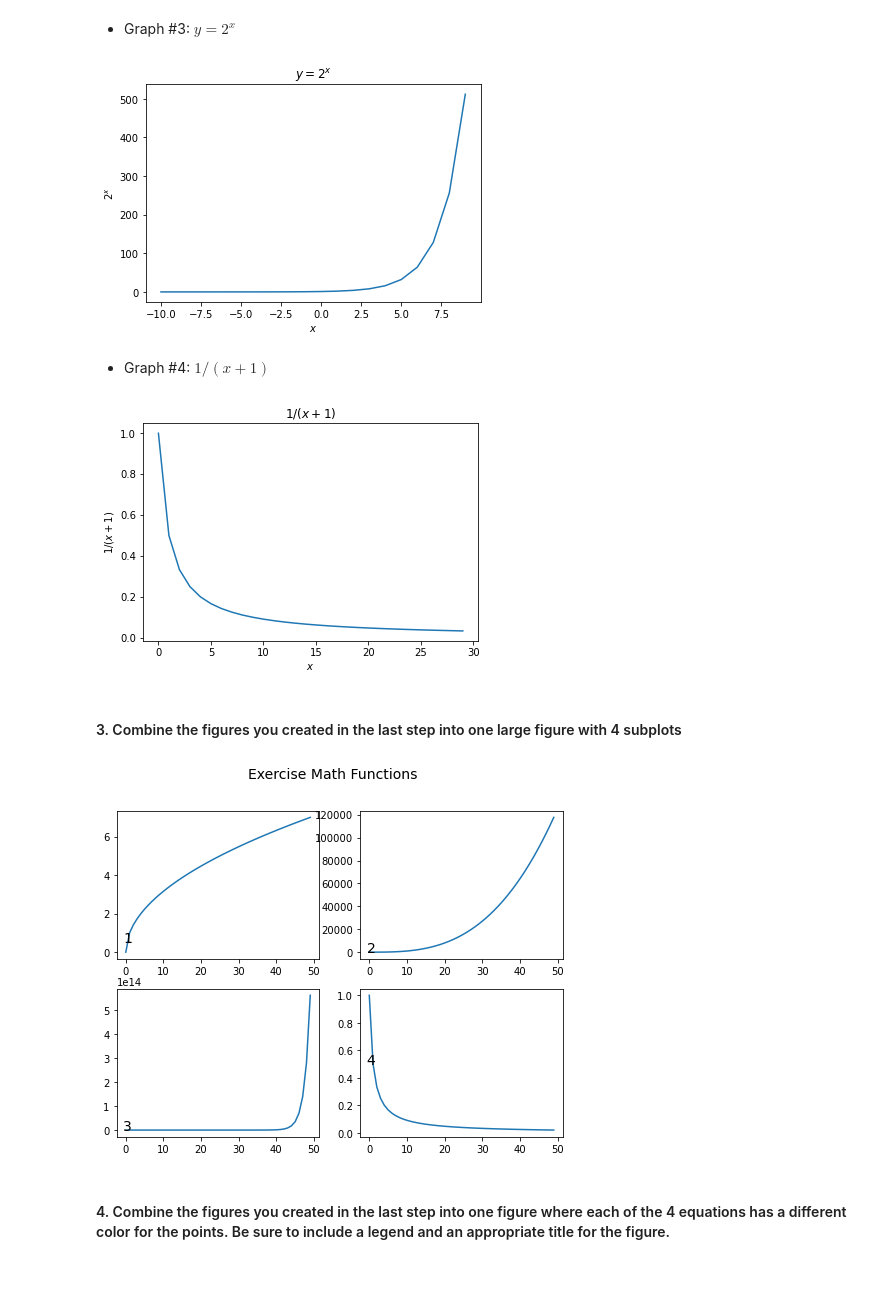
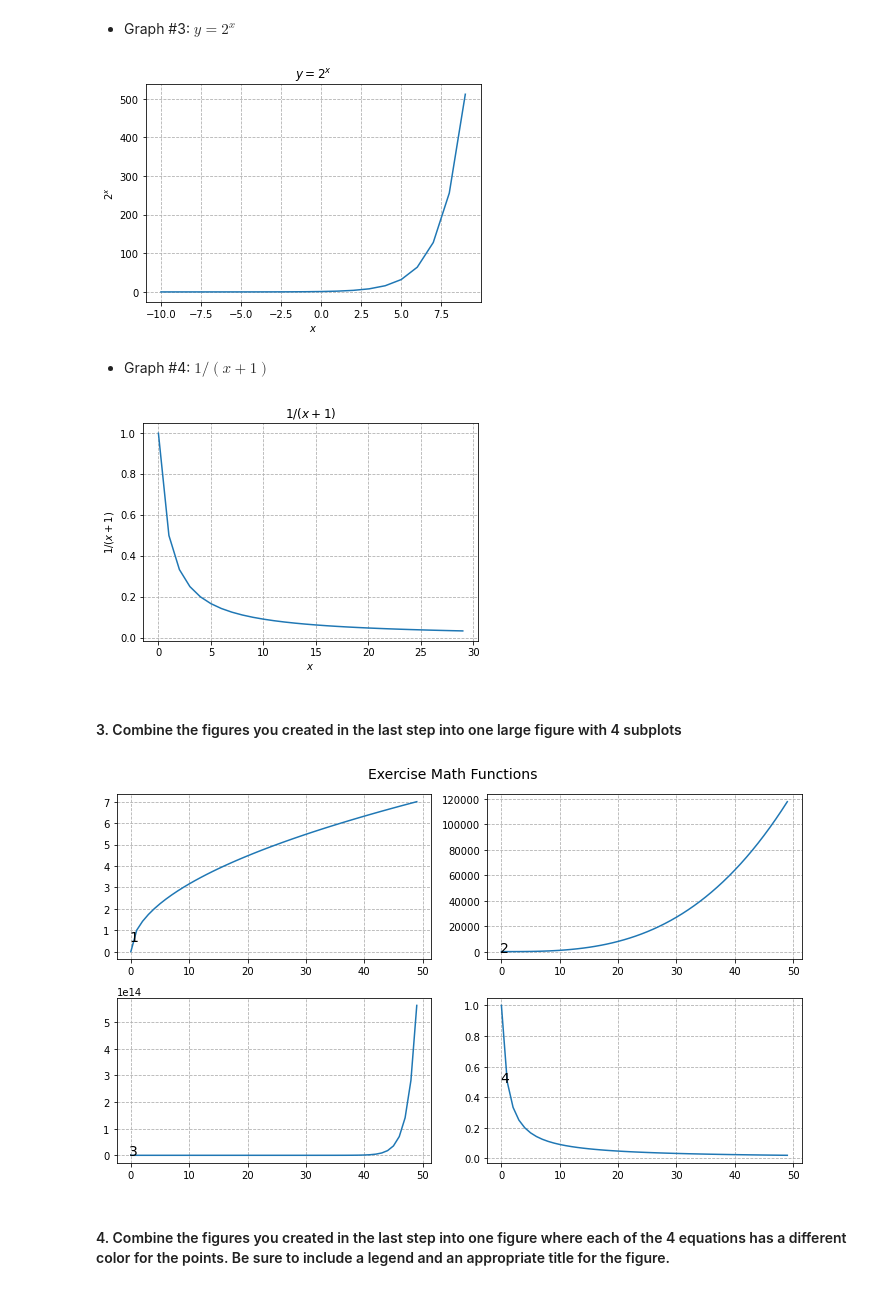
Before and after one commit to david-rodriguez-siller/numpy-pandas-visualization-exercises, a Jupyter notebook: matplotlib_exercises.ipynb, the cells around one changed output. Saved outputs shown, nothing was run; the diff lists cells and outputs as text; code cells hidden in the pictures.

```diff
--- a/matplotlib_exercises.ipynb
+++ b/matplotlib_exercises.ipynb
@@ -68,8 +76,10 @@ plt.plot(x,y);
 plt.title('$y = 2^x$')
 plt.xlabel('$x$');
 plt.ylabel('$2^x$');
+
+plt.grid(True, ls = '--');
 # %% [output]
-[figure, old version]
+[figure, new version]
 # %% [markdown]
  - Graph #4: $1/(x + 1)$
 # %%
@@ -80,38 +90,46 @@ plt.plot(x,y);
 plt.title('$1/(x + 1)$')
 plt.xlabel('$x$');
 plt.ylabel('$1/(x+1)$');
+
+plt.grid(True, ls = '--');
 # %% [output]
-[figure, old version]
+[figure, new version]
 # %% [markdown]
 #### 3. Combine the figures you created in the last step into one large figure with 4 subplots
 # %%
 x = range(0, 50)
 y1 = [math.sqrt(n) for n in x]
-y2 = [n * n * n for n in x]
+y2 = [n ** 3 for n in x]
 y3 = [2 ** n for n in x]
 y4 = [1/(n + 1) for n in x]
 
-plt.figure(figsize = (8,6))
+plt.figure(figsize = (10,6))
 
 plt.suptitle('Exercise Math Functions', fontsize = 14)
 
 plt.subplot(2,2,1)
 plt.plot(x,y1)
 plt.text(0.5, 0.5, str((1)), ha = 'center', fontsize = 14)
+plt.grid(True, ls = '--');
 
 plt.subplot(2,2,2)
 plt.plot(x,y2)
 plt.text(0.5, 0.5, str((2)), ha = 'center', fontsize = 14)
+plt.grid(True, ls = '--');
 
 plt.subplot(2,2,3)
 plt.plot(x,y3)
 plt.text(0.5, 0.5, str((3)), ha = 'center', fontsize = 14)
+plt.grid(True, ls = '--');
 
 plt.subplot(2,2,4)
 plt.plot(x,y4)
 plt.text(0.5, 0.5, str((4)), ha = 'center', fontsize = 14);
+plt.grid(True, ls = '--');
+
+plt.tight_layout();
 # %% [output]
-[figure, old version]
+[figure, new version]
 # %% [markdown]
 #### 4. Combine the figures you created in the last step into one figure where each of the 4 equations has a different color for the points. Be sure to include a legend and an appropriate title for the figure.
 # %%
```
Also changed, not shown: parts of 5 cells of this notebook.
